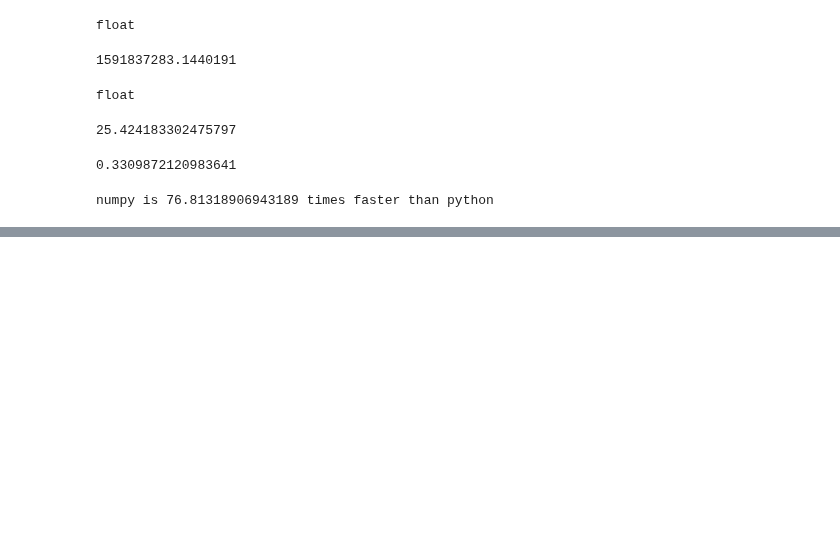
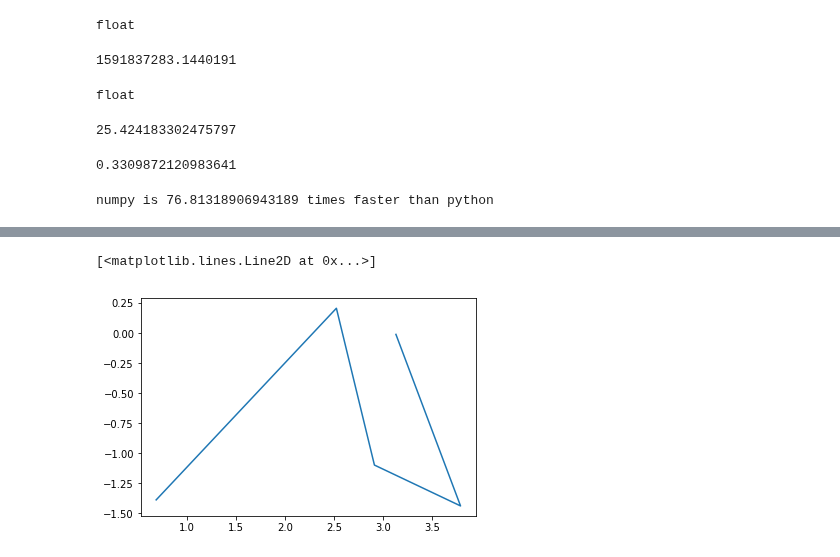
Before and after one commit to udaytak/Edx_PythonForResearch, a Jupyter notebook: CW2.ipynb, the cells around one changed output, grey strips where cells are left out. Cells and saved outputs as stored; diff of their text form; code cells hidden in the pictures; blank space fills up the shorter version.

```diff
--- a/CW2.ipynb
+++ b/CW2.ipynb
@@ -1684,0 +1753,5 @@ numpy is 76.81318906943189 times faster than python
+# %%
+plt.plot(X[0],X[1])
+# %% [output]
+[<matplotlib.lines.Line2D at 0x...>]
+[figure, added]
```
Also changed, not shown: parts of 11 cells of this notebook, 2 other files.
